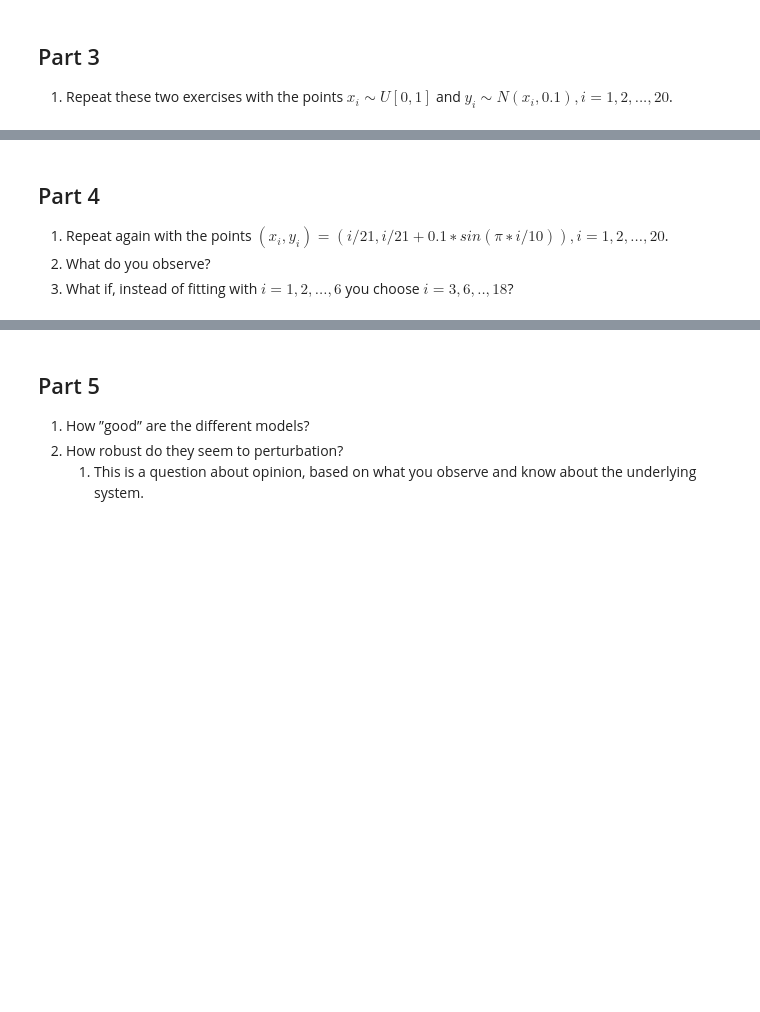
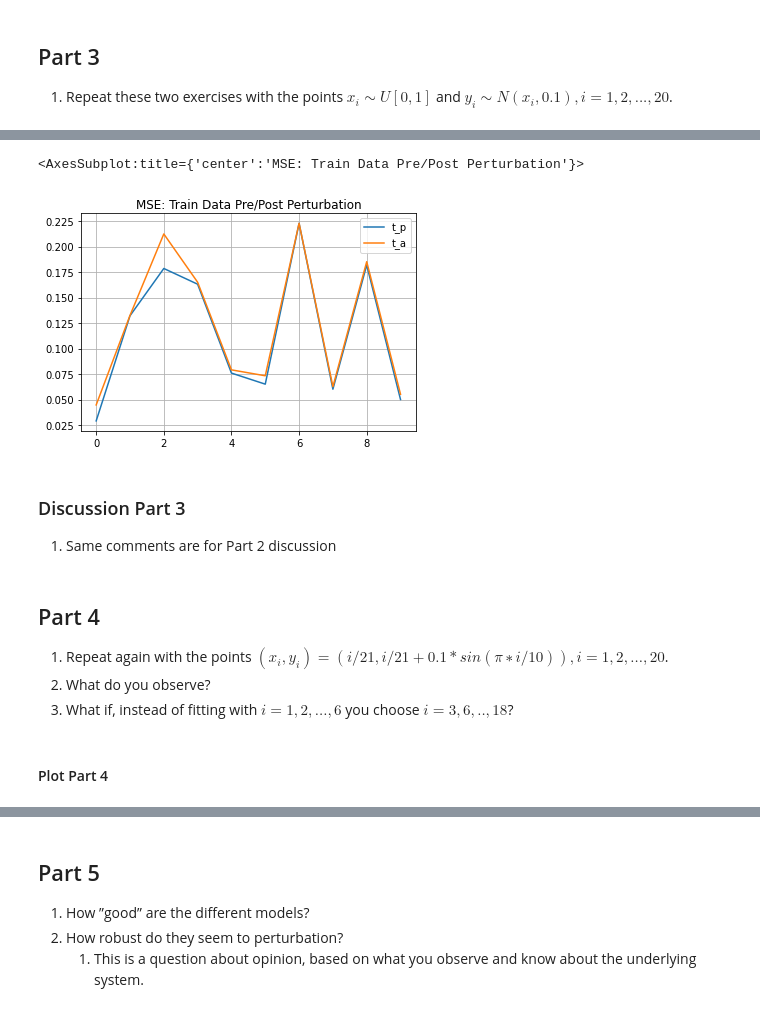
Before and after one commit to digital-tenebrist/udel-math-637, a Jupyter notebook: exercise_1/problem_5.ipynb, the cells around one changed output, grey strips where cells are left out. Drawn from its saved outputs; the diff is of its cells as text; code cells hidden in the pictures; blank space fills up the shorter version.

```diff
--- a/exercise_1/problem_5.ipynb
+++ b/exercise_1/problem_5.ipynb
@@ -25,6 +202,21 @@
+# %%
+params={
+    'title': 'MSE: Train Data Pre/Post Perturbation',
+    'grid':True
+}
+
+s_df=p3_df[['t_p', 't_a']]
+s_df.plot(**params)
+# %% [output]
+<AxesSubplot:title={'center':'MSE: Train Data Pre/Post Perturbation'}>
+[figure, added]
+# %% [markdown]
+### Discussion Part 3
+
+1. Same comments are for Part 2 discussion
 # %% [markdown]
 ## Part 4
 
-1. Repeat again with the points $(x_i,y_i) = (i/21, i/21 + 0.1 ∗ sin(\pi∗i/10)), i = 1,2,...,20$.
+1. Repeat again with the points $(x_i,y_i) = (i/21, i/21 + 0.1*sin(\pi∗i/10)), i = 1,2,...,20$.
 1. What do you observe?
 1. What if, instead of fitting with $i = 1,2,...,6$ you choose $i = 3,6,..,18$?
@@ -30,0 +267,2 @@
+# %% [markdown]
+#### Plot Part 4
```
Also changed, not shown: parts of 24 cells of this notebook, 1 other file.
